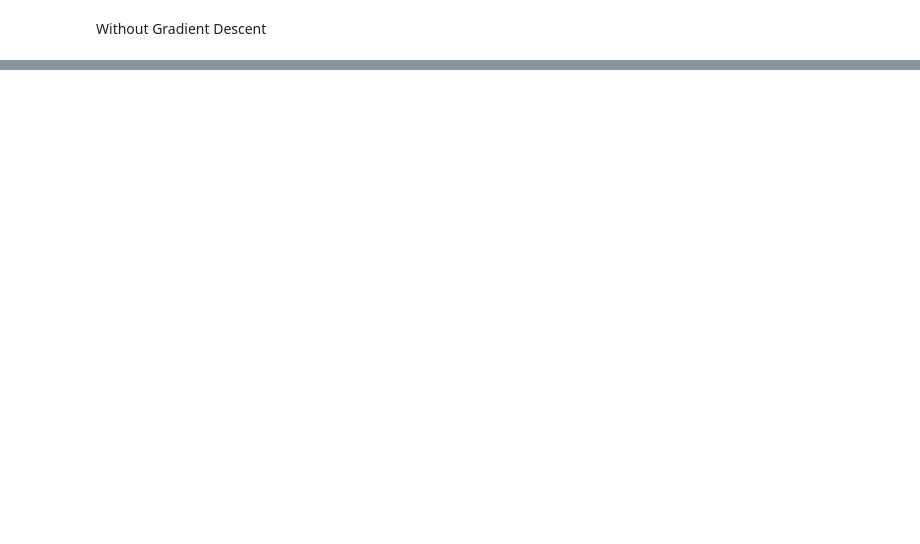
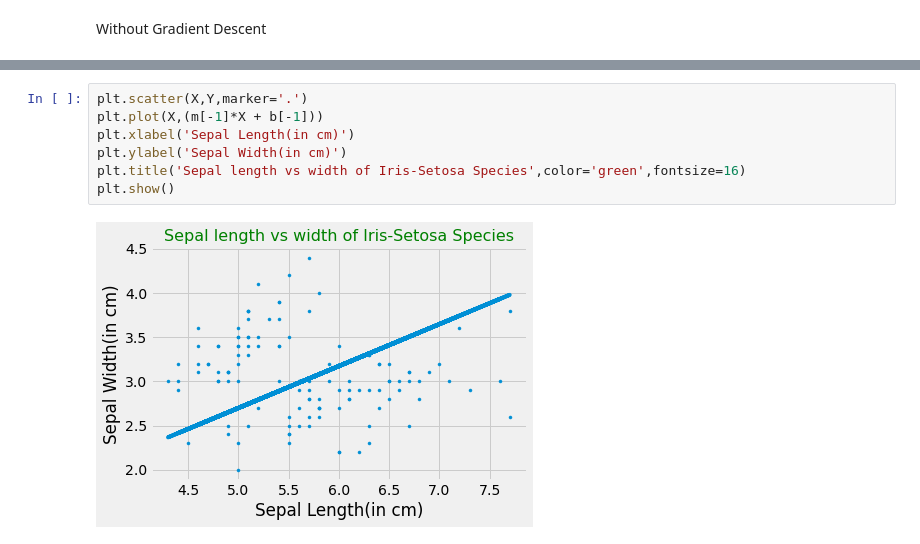
Before and after one commit to Rishiraj-singh7/Regression-slr, a Jupyter notebook: gradient descent.ipynb, the cells around one changed output, grey strips where cells are left out. Drawn from its saved outputs; the diff is of its cells as text; blank space fills up the shorter version.

```diff
--- a/gradient descent.ipynb
+++ b/gradient descent.ipynb
@@ -46,0 +170,9 @@ Without Gradient Descent
+# %%
+plt.scatter(X,Y,marker='.')
+plt.plot(X,(m[-1]*X + b[-1]))
+plt.xlabel('Sepal Length(in cm)')
+plt.ylabel('Sepal Width(in cm)')
+plt.title('Sepal length vs width of Iris-Setosa Species',color='green',fontsize=16)
+plt.show()
+# %% [output]
+[figure, added]
```
Also changed, not shown: parts of 33 cells of this notebook.
